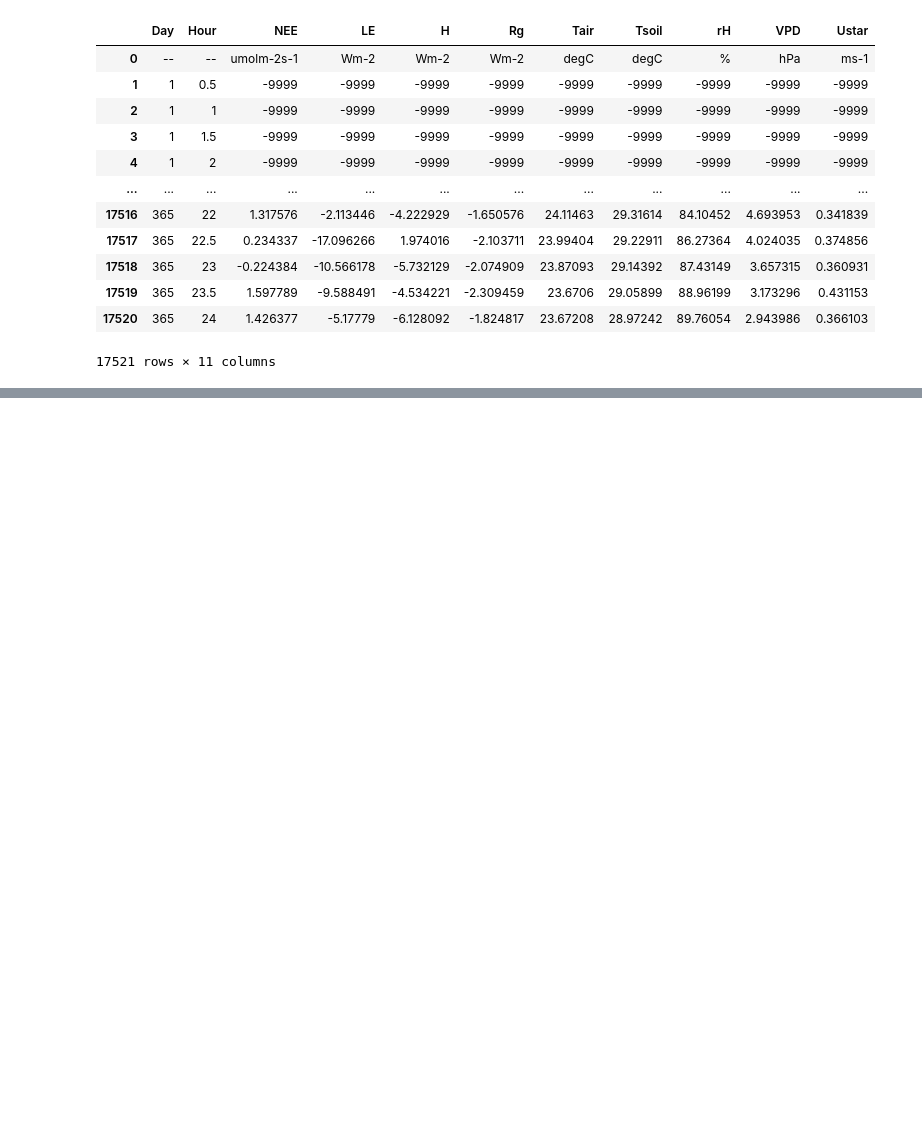
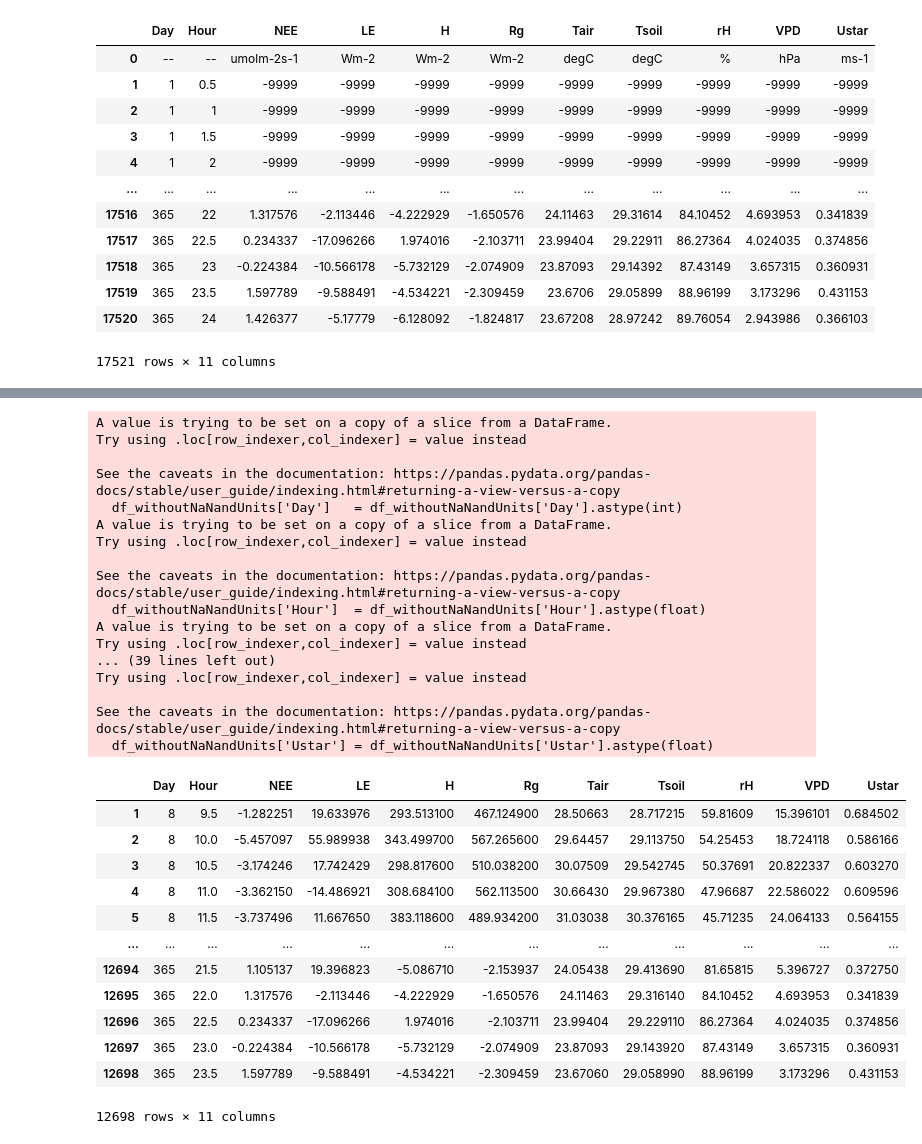
Before and after one commit to BorjaRuizReverter/MachineLearningForGapFilling, a Jupyter notebook: ANN_for_gap_filling.ipynb, the cells around one changed output, grey strips where cells are left out. Saved outputs shown, nothing was run; the diff lists cells and outputs as text; code cells hidden in the pictures; blank space fills up the shorter version.

Commit message:
Cleaning data

```diff
--- a/ANN_for_gap_filling.ipynb
+++ b/ANN_for_gap_filling.ipynb
@@ -19,0 +148,47 @@ df
+# %%
+'''
+We proceed with the conversion, column by column
+'''
+df_withoutNaNandUnits['Day']   = df_withoutNaNandUnits['Day'].astype(int)
+df_withoutNaNandUnits['Hour']  = df_withoutNaNandUnits['Hour'].astype(float)
+df_withoutNaNandUnits['NEE']   = df_withoutNaNandUnits['NEE'].astype(float)
+df_withoutNaNandUnits['LE']    = df_withoutNaNandUnits['LE'].astype(float)
+df_withoutNaNandUnits['H']     = df_withoutNaNandUnits['H'].astype(float)
+df_withoutNaNandUnits['Rg']    = df_withoutNaNandUnits['Rg'].astype(float)
+df_withoutNaNandUnits['Tair']  = df_withoutNaNandUnits['Tair'].astype(float)
+df_withoutNaNandUnits['Tsoil'] = df_withoutNaNandUnits['Tsoil'].astype(float)
+df_withoutNaNandUnits['rH']    = df_withoutNaNandUnits['rH'].astype(float)
+df_withoutNaNandUnits['VPD']   = df_withoutNaNandUnits['VPD'].astype(float)
+df_withoutNaNandUnits['Ustar'] = df_withoutNaNandUnits['Ustar'].astype(float)
+df_withoutNaNandUnits
+# %% [output]
+A value is trying to be set on a copy of a slice from a DataFrame.
+Try using .loc[row_indexer,col_indexer] = value instead
+
+See the caveats in the documentation: https://pandas.pydata.org/pandas-docs/stable/user_guide/indexing.html#returning-a-view-versus-a-copy
+  df_withoutNaNandUnits['Day']   = df_withoutNaNandUnits['Day'].astype(int)
+A value is trying to be set on a copy of a slice from a DataFrame.
+Try using .loc[row_indexer,col_indexer] = value instead
+
+See the caveats in the documentation: https://pandas.pydata.org/pandas-docs/stable/user_guide/indexing.html#returning-a-view-versus-a-copy
+  df_withoutNaNandUnits['Hour']  = df_withoutNaNandUnits['Hour'].astype(float)
+A value is trying to be set on a copy of a slice from a DataFrame.
+Try using .loc[row_indexer,col_indexer] = value instead
+... (39 lines left out)
+Try using .loc[row_indexer,col_indexer] = value instead
+
+See the caveats in the documentation: https://pandas.pydata.org/pandas-docs/stable/user_guide/indexing.html#returning-a-view-versus-a-copy
+  df_withoutNaNandUnits['Ustar'] = df_withoutNaNandUnits['Ustar'].astype(float)
+|  | Day | Hour | NEE | LE | H | Rg | Tair | Tsoil | rH | VPD | Ustar |
+| 1 | 8 | 9.5 | -1.282251 | 19.633976 | 293.513100 | 467.124900 | 28.50663 | 28.717215 | 59.81609 | 15.396101 | 0.684502 |
+| 2 | 8 | 10.0 | -5.457097 | 55.989938 | 343.499700 | 567.265600 | 29.64457 | 29.113750 | 54.25453 | 18.724118 | 0.586166 |
+| 3 | 8 | 10.5 | -3.174246 | 17.742429 | 298.817600 | 510.038200 | 30.07509 | 29.542745 | 50.37691 | 20.822337 | 0.603270 |
+| 4 | 8 | 11.0 | -3.362150 | -14.486921 | 308.684100 | 562.113500 | 30.66430 | 29.967380 | 47.96687 | 22.586022 | 0.609596 |
+| 5 | 8 | 11.5 | -3.737496 | 11.667650 | 383.118600 | 489.934200 | 31.03038 | 30.376165 | 45.71235 | 24.064133 | 0.564155 |
+| ... | ... | ... | ... | ... | ... | ... | ... | ... | ... | ... | ... |
+| 12694 | 365 | 21.5 | 1.105137 | 19.396823 | -5.086710 | -2.153937 | 24.05438 | 29.413690 | 81.65815 | 5.396727 | 0.372750 |
+| 12695 | 365 | 22.0 | 1.317576 | -2.113446 | -4.222929 | -1.650576 | 24.11463 | 29.316140 | 84.10452 | 4.693953 | 0.341839 |
+| 12696 | 365 | 22.5 | 0.234337 | -17.096266 | 1.974016 | -2.103711 | 23.99404 | 29.229110 | 86.27364 | 4.024035 | 0.374856 |
+| 12697 | 365 | 23.0 | -0.224384 | -10.566178 | -5.732129 | -2.074909 | 23.87093 | 29.143920 | 87.43149 | 3.657315 | 0.360931 |
+| 12698 | 365 | 23.5 | 1.597789 | -9.588491 | -4.534221 | -2.309459 | 23.67060 | 29.058990 | 88.96199 | 3.173296 | 0.431153 |
+12698 rows × 11 columns
```
Also changed, not shown: parts of 11 cells of this notebook.
